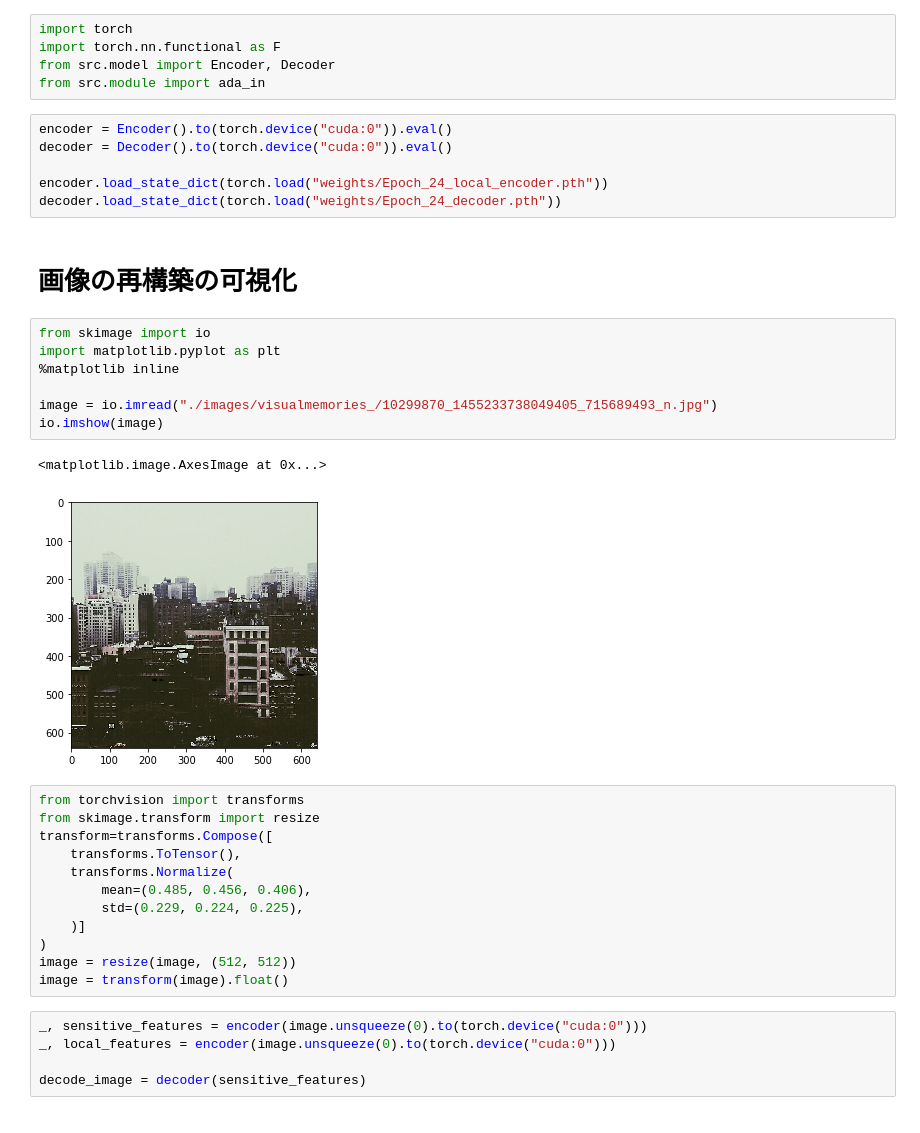
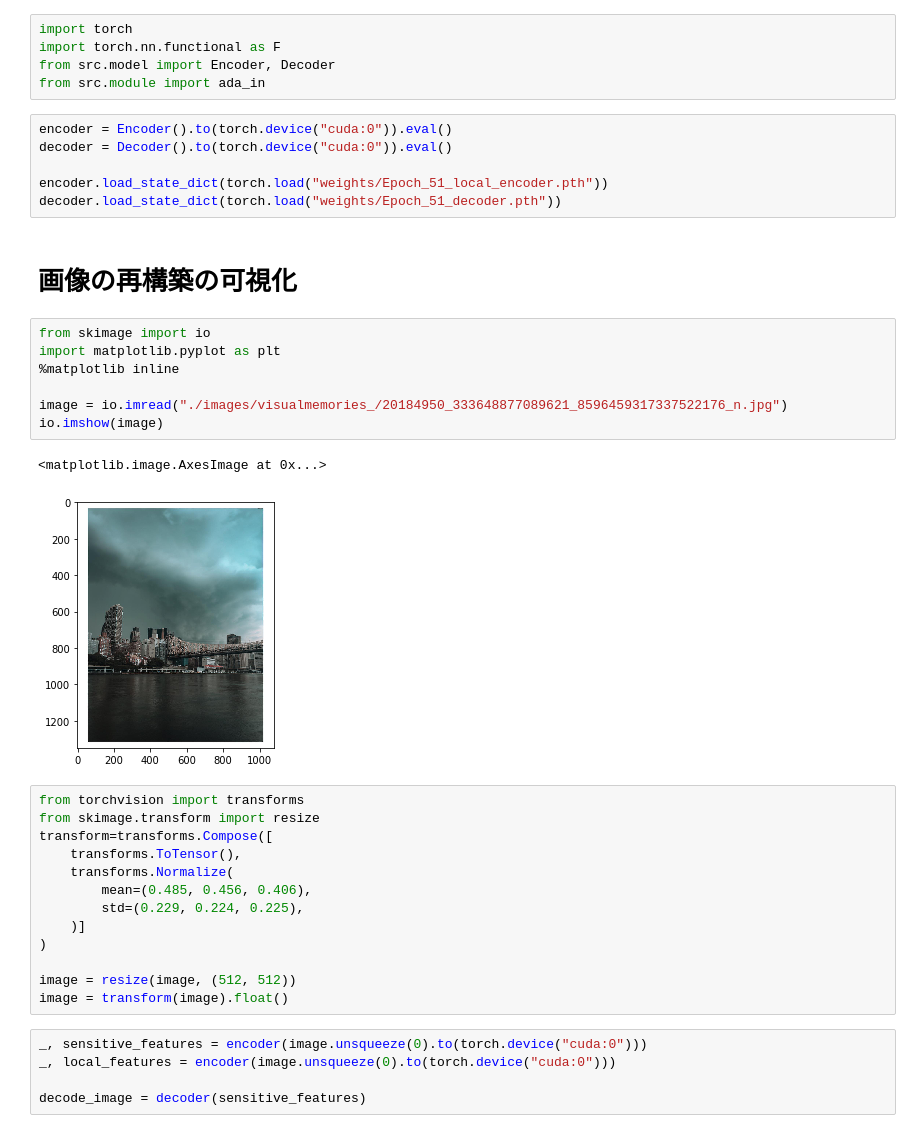
Before and after one commit to yamad07/learning-sensitive-representations, a Jupyter notebook: ablation.ipynb, the cells around one changed output. Saved outputs shown, nothing was run; the diff lists cells and outputs as text.

```diff
--- a/ablation.ipynb
+++ b/ablation.ipynb
@@ -7,20 +7,20 @@ from src.module import ada_in
 encoder = Encoder().to(torch.device("cuda:0")).eval()
 decoder = Decoder().to(torch.device("cuda:0")).eval()
 
-encoder.load_state_dict(torch.load("weights/Epoch_24_local_encoder.pth"))
-decoder.load_state_dict(torch.load("weights/Epoch_24_decoder.pth"))
+encoder.load_state_dict(torch.load("weights/Epoch_51_local_encoder.pth"))
+decoder.load_state_dict(torch.load("weights/Epoch_51_decoder.pth"))
 # %% [markdown]
 # 画像の再構築の可視化
 # %%
 from skimage import io
 import matplotlib.pyplot as plt
 %matplotlib inline
 
-image = io.imread("./images/visualmemories_/10299870_1455233738049405_715689493_n.jpg")
+image = io.imread("./images/visualmemories_/20184950_333648877089621_8596459317337522176_n.jpg")
 io.imshow(image)
 # %% [output]
 <matplotlib.image.AxesImage at 0x...>
-[figure, old version]
+[figure, new version]
 # %%
 from torchvision import transforms
 from skimage.transform import resize
@@ -31,6 +31,7 @@ transform=transforms.Compose([
         std=(0.229, 0.224, 0.225),
     )]
 )
+
 image = resize(image, (512, 512))
 image = transform(image).float()
 # %%
```
Also changed, not shown: parts of 4 cells of this notebook, 2 other files.
